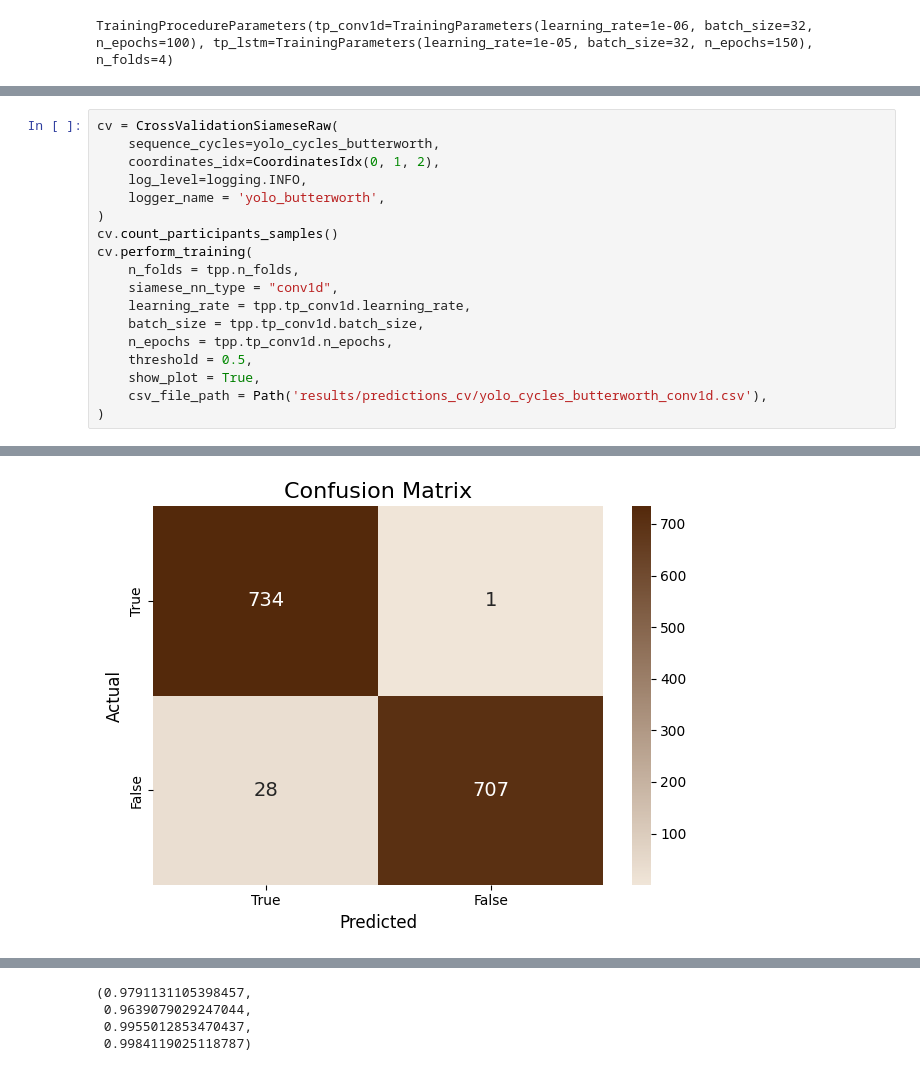
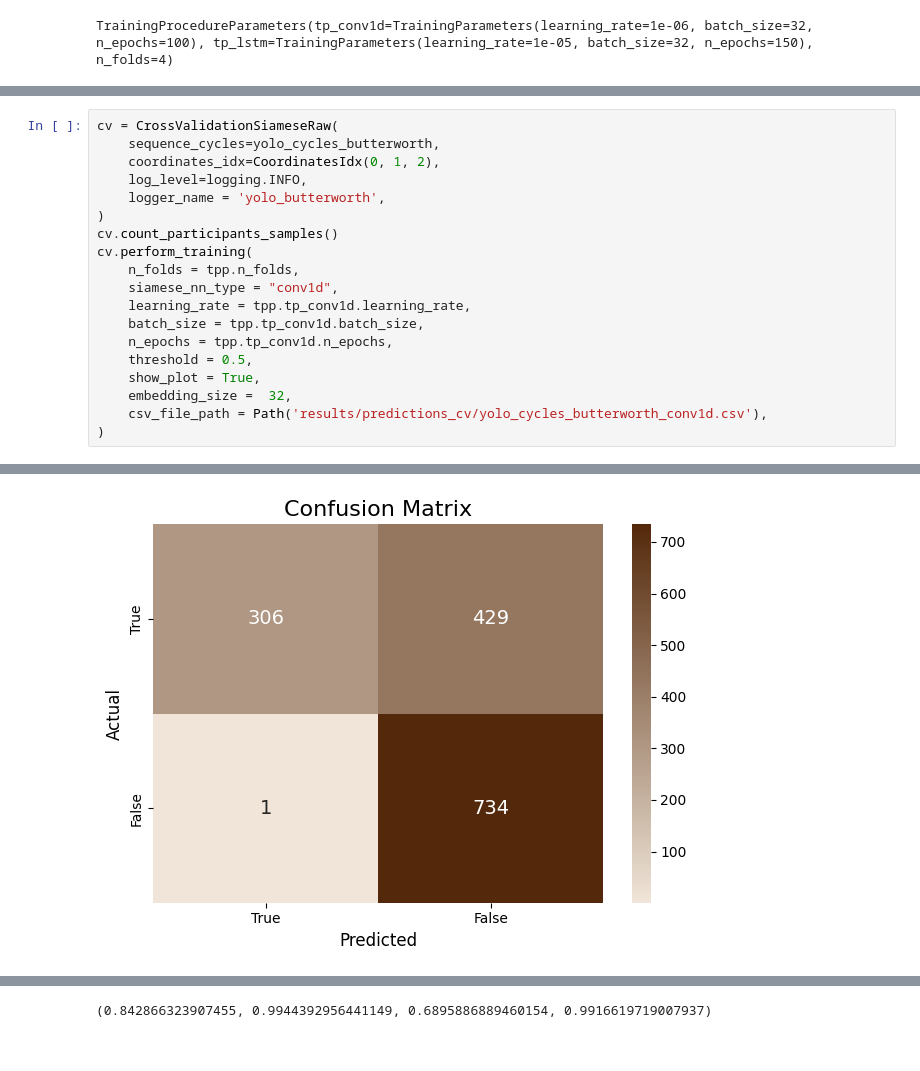
Before and after one commit to mklimek001/gait-features-identification, a Jupyter notebook: cv_siamese_raw_comparison.ipynb, the cells around one changed output, grey strips where cells are left out. Saved outputs shown, nothing was run; the diff lists cells and outputs as text.

Commit message:
multiple new experiments, results and visualizations

```diff
--- a/cv_siamese_raw_comparison.ipynb
+++ b/cv_siamese_raw_comparison.ipynb
@@ -723,6 +539,7 @@ cv.perform_training(
     n_epochs = tpp.tp_conv1d.n_epochs,
     threshold = 0.5,
     show_plot = True,
+    embedding_size =  32,
     csv_file_path = Path('results/predictions_cv/yolo_cycles_butterworth_conv1d.csv'),
 )
 # %% [output]
@@ -746 +563 @@ False    28    707
-[figure, old version]
+[figure, new version]
@@ -818,7 +635,4 @@ False    58   1498
-(0.9791131105398457,
- 0.9639079029247044,
- 0.9955012853470437,
- 0.9984119025118787)
+(0.842866323907455, 0.9944392956441149, 0.6895886889460154, 0.9916619719007937)
 # %%
 cv = CrossValidationSiameseRaw(
     sequence_cycles=yolo_cycles_butterworth,
```
Also changed, not shown: parts of 10 cells of this notebook, 24 other files.
